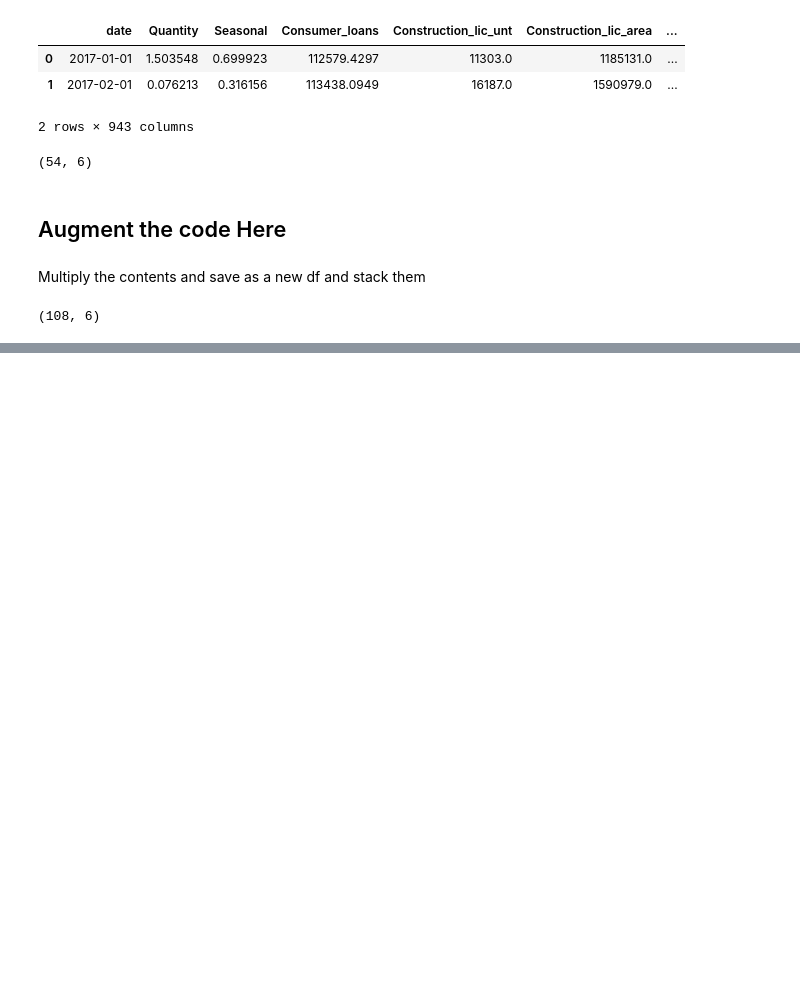
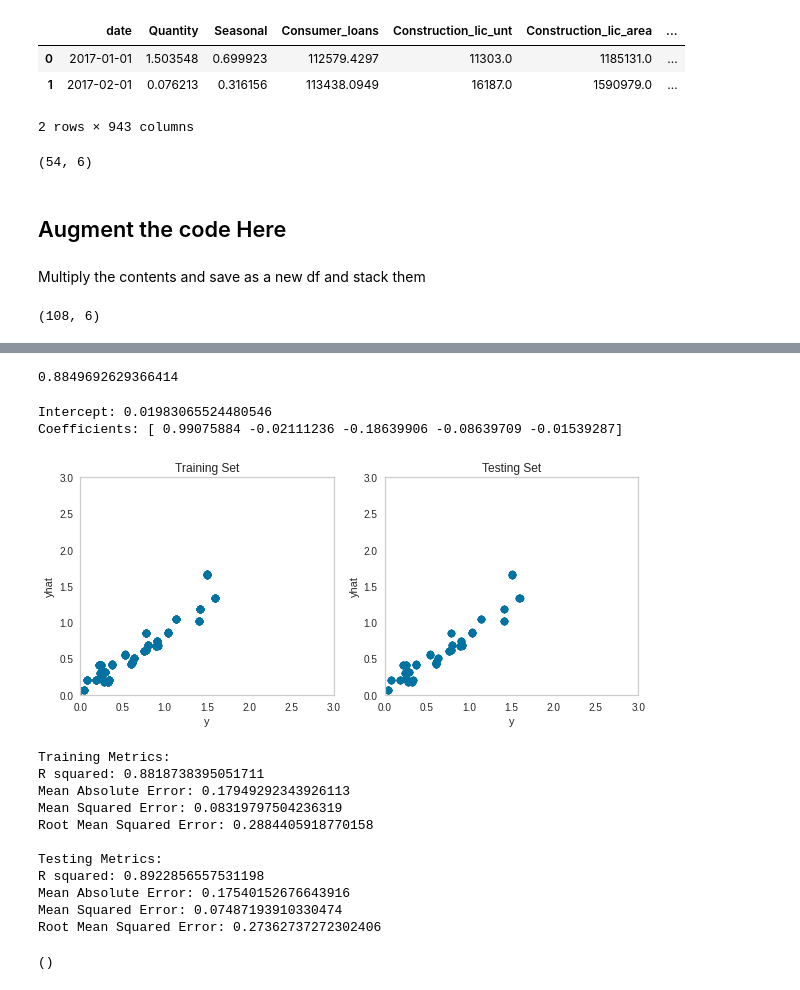
Before and after one commit to JF11579/Adelphi, a Jupyter notebook: Spring5_4.ipynb, the cells around one changed output, grey strips where cells are left out. Drawn from its saved outputs; the diff is of its cells as text; code cells hidden in the pictures; blank space fills up the shorter version.

```diff
--- a/Spring5_4.ipynb
+++ b/Spring5_4.ipynb
@@ -830,0 +865,4 @@ concated_data.shape
+# %%
+frames = [six, concated_data]
+concated_data = pd.concat(frames)
+concated_data.shape
@@ -831,3 +871,5 @@ concated_data.shape
+# %%
+AUGMENTED_data = concated_data
 # %%
 y = AUGMENTED_data['Quantity_adj']
 X = AUGMENTED_data.loc[: ,AUGMENTED_data.columns != 'Quantity_adj']
@@ -843,3 +885,6 @@ AUGMENTED_data.shape
+# %%
+y = AUGMENTED_data['Quantity_adj']
+X = AUGMENTED_data.loc[: ,AUGMENTED_data.columns != 'Quantity_adj']
 # %%
 X_train, X_test, y_train, y_test = train_test_split(X, y, test_size=0.3, random_state=5)
 print(X_train.shape)
@@ -856,0 +904,30 @@ LassoReg.alphas_[4]/LassoReg.alphas_[0]
+# %%
+LassoReg.score(X,y)
+# %% [output]
+0.8849692629366414
+# %%
+y_pred_Train = LassoReg .predict(X_train) #Predictions on training model
+y_pred_Test  = LassoReg .predict(X_test)  #Predictions on testing model
+
+print('Intercept:',LassoReg .intercept_) #Intercept: -4.4999751446869665
+print('Coefficients:', LassoReg .coef_)
+# %% [output]
+Intercept: 0.01983065524480546
+Coefficients: [ 0.99075884 -0.02111236 -0.18639906 -0.08639709 -0.01539287]
+# %%
+Prediction_Plots(y_train, y_pred_Train, y_test, y_pred_Test)
+Metrics_Printer(y_train, y_pred_Train, y_test, y_pred_Test)
+# %% [output]
+[figure, added]
+Training Metrics:
+R squared: 0.8818738395051711
+Mean Absolute Error: 0.17949292343926113
+Mean Squared Error: 0.08319797504236319
+Root Mean Squared Error: 0.2884405918770158
+
+Testing Metrics:
+R squared: 0.8922856557531198
+Mean Absolute Error: 0.17540152676643916
+Mean Squared Error: 0.07487193910330474
+Root Mean Squared Error: 0.27362737272302406
+()
```
Also changed, not shown: parts of 23 cells of this notebook.
